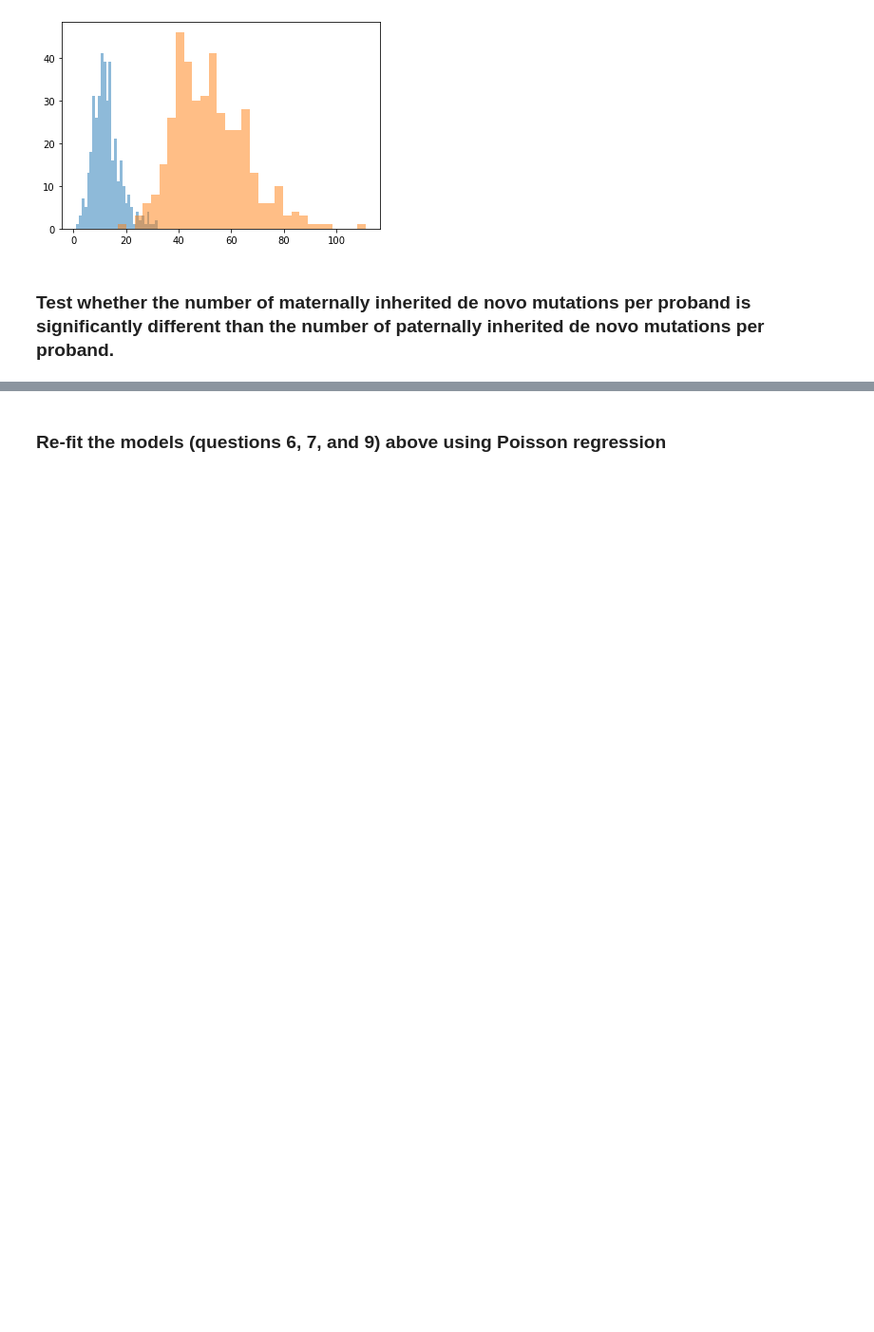
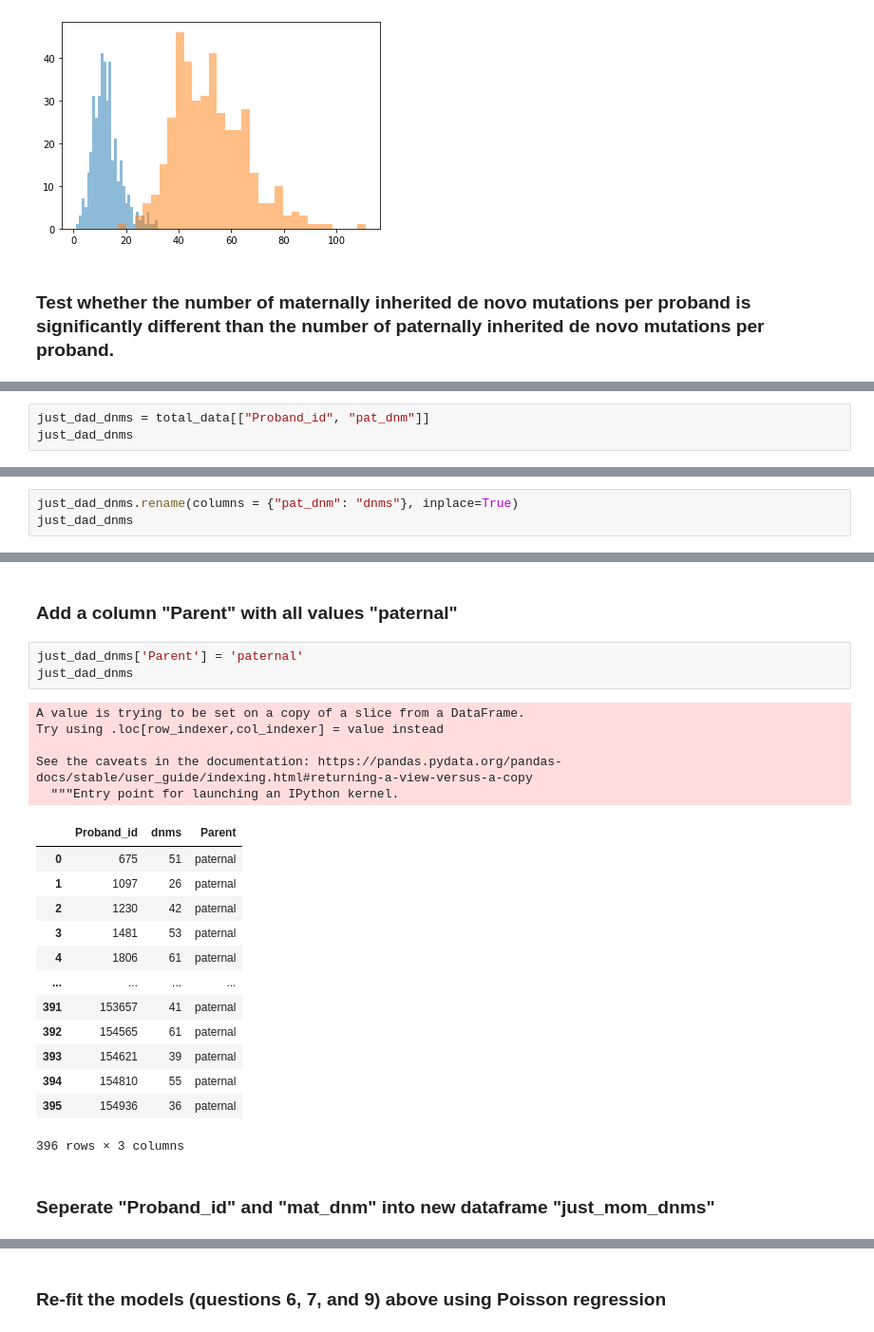
Before and after one commit to rgenner/qbb2021-answers, a Jupyter notebook: day4-evening/day4-eveningHW.ipynb, the cells around one changed output, grey strips where cells are left out. Shown at 95% size. Cells and saved outputs as stored; diff of their text form; blank space fills up the shorter version.

```diff
--- a/day4-evening/day4-eveningHW.ipynb
+++ b/day4-evening/day4-eveningHW.ipynb
@@ -330,0 +332,3 @@ plt.show()
+# %%
+just_dad_dnms = total_data[["Proband_id", "pat_dnm"]]
+just_dad_dnms
@@ -330,0 +351,3 @@ plt.show()
+# %%
+just_dad_dnms.rename(columns = {"pat_dnm": "dnms"}, inplace=True)
+just_dad_dnms
@@ -330,0 +372,26 @@ plt.show()
+# %% [markdown]
+### Add a column "Parent" with all values "paternal"
+# %%
+just_dad_dnms['Parent'] = 'paternal'
+just_dad_dnms
+# %% [output]
+A value is trying to be set on a copy of a slice from a DataFrame.
+Try using .loc[row_indexer,col_indexer] = value instead
+
+See the caveats in the documentation: https://pandas.pydata.org/pandas-docs/stable/user_guide/indexing.html#returning-a-view-versus-a-copy
+  """Entry point for launching an IPython kernel.
+|  | Proband_id | dnms | Parent |
+| 0 | 675 | 51 | paternal |
+| 1 | 1097 | 26 | paternal |
+| 2 | 1230 | 42 | paternal |
+| 3 | 1481 | 53 | paternal |
+| 4 | 1806 | 61 | paternal |
+| ... | ... | ... | ... |
+| 391 | 153657 | 41 | paternal |
+| 392 | 154565 | 61 | paternal |
+| 393 | 154621 | 39 | paternal |
+| 394 | 154810 | 55 | paternal |
+| 395 | 154936 | 36 | paternal |
+396 rows × 3 columns
+# %% [markdown]
+### Seperate "Proband_id" and "mat_dnm" into new dataframe "just_mom_dnms"
```
Also changed, not shown: parts of 23 cells of this notebook.
